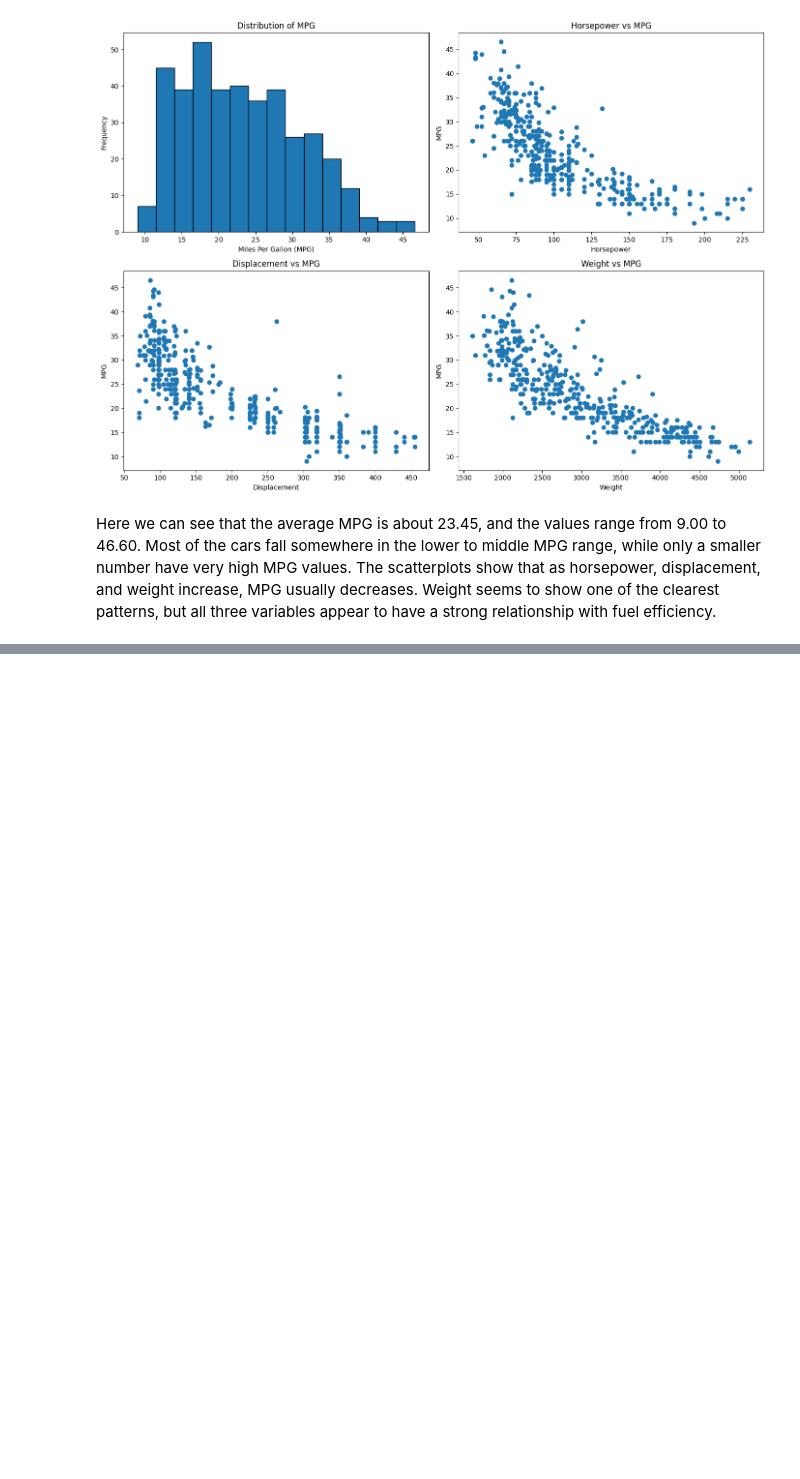
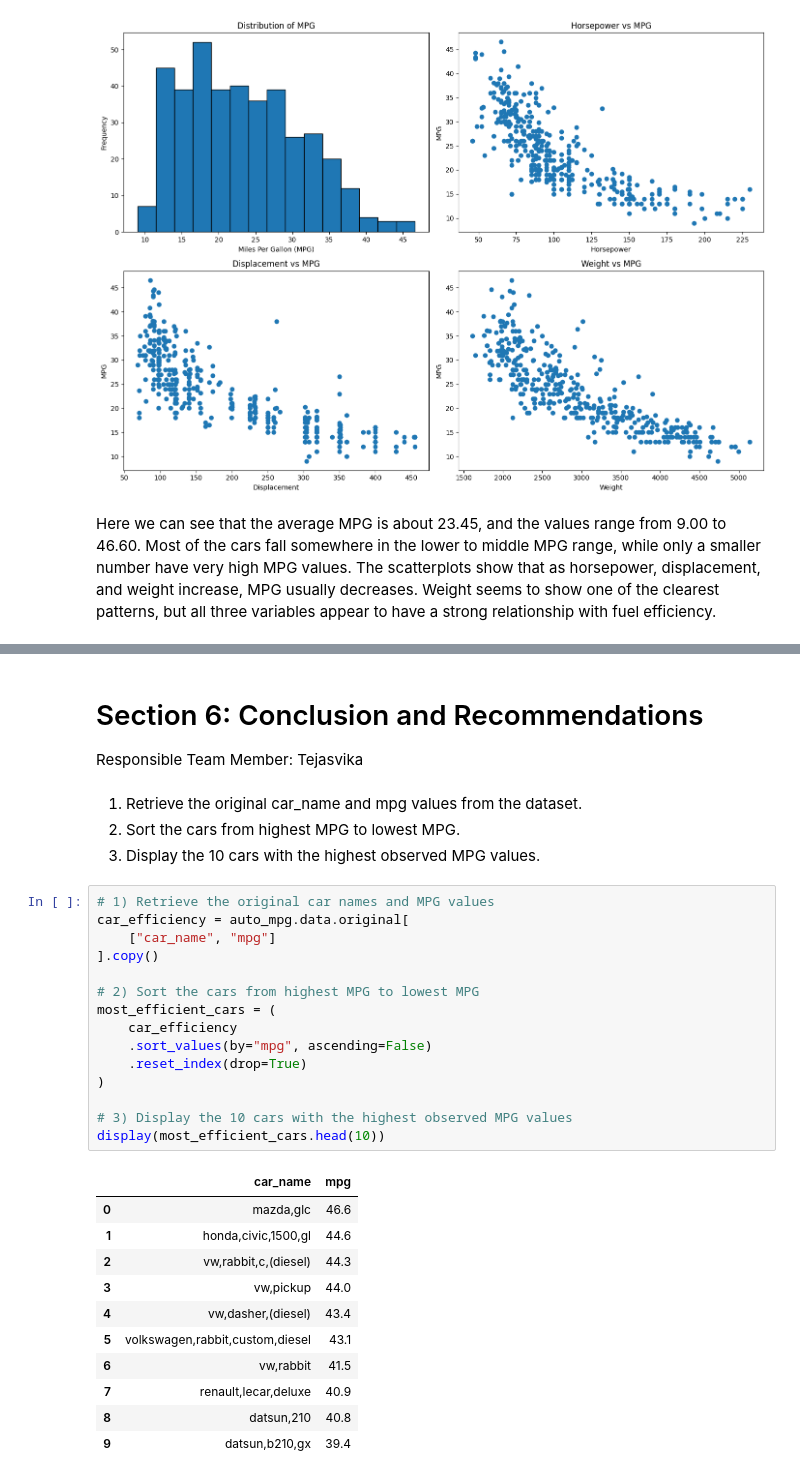
Before and after one commit to tejasvika-m/AAI_500-501, a Jupyter notebook: notebooks/Auto_MPG_Final_Project.ipynb, the cells around one changed output, grey strips where cells are left out. Cells and saved outputs as stored; diff of their text form; blank space fills up the shorter version.

Commit message:
Update final Auto MPG notebook with all six completed sections

```diff
--- a/notebooks/Auto_MPG_Final_Project.ipynb
+++ b/notebooks/Auto_MPG_Final_Project.ipynb
@@ -339,0 +651,35 @@ Here we can see the same general pattern that appeared in the first set of plots
+# %% [markdown]
+# Section 6: Conclusion and Recommendations
+
+Responsible Team Member: Tejasvika
+# %% [markdown]
+1.   Retrieve the original car_name and mpg values from the dataset.
+2.   Sort the cars from highest MPG to lowest MPG.
+3.   Display the 10 cars with the highest observed MPG values.
+# %%
+# 1) Retrieve the original car names and MPG values
+car_efficiency = auto_mpg.data.original[
+    ["car_name", "mpg"]
+].copy()
+
+# 2) Sort the cars from highest MPG to lowest MPG
+most_efficient_cars = (
+    car_efficiency
+    .sort_values(by="mpg", ascending=False)
+    .reset_index(drop=True)
+)
+
+# 3) Display the 10 cars with the highest observed MPG values
+display(most_efficient_cars.head(10))
+# %% [output]
+|  | car_name | mpg |
+| 0 | mazda,glc | 46.6 |
+| 1 | honda,civic,1500,gl | 44.6 |
+| 2 | vw,rabbit,c,(diesel) | 44.3 |
+| 3 | vw,pickup | 44.0 |
+| 4 | vw,dasher,(diesel) | 43.4 |
+| 5 | volkswagen,rabbit,custom,diesel | 43.1 |
+| 6 | vw,rabbit | 41.5 |
+| 7 | renault,lecar,deluxe | 40.9 |
+| 8 | datsun,210 | 40.8 |
+| 9 | datsun,b210,gx | 39.4 |
```
Also changed, not shown: parts of 34 cells of this notebook.
